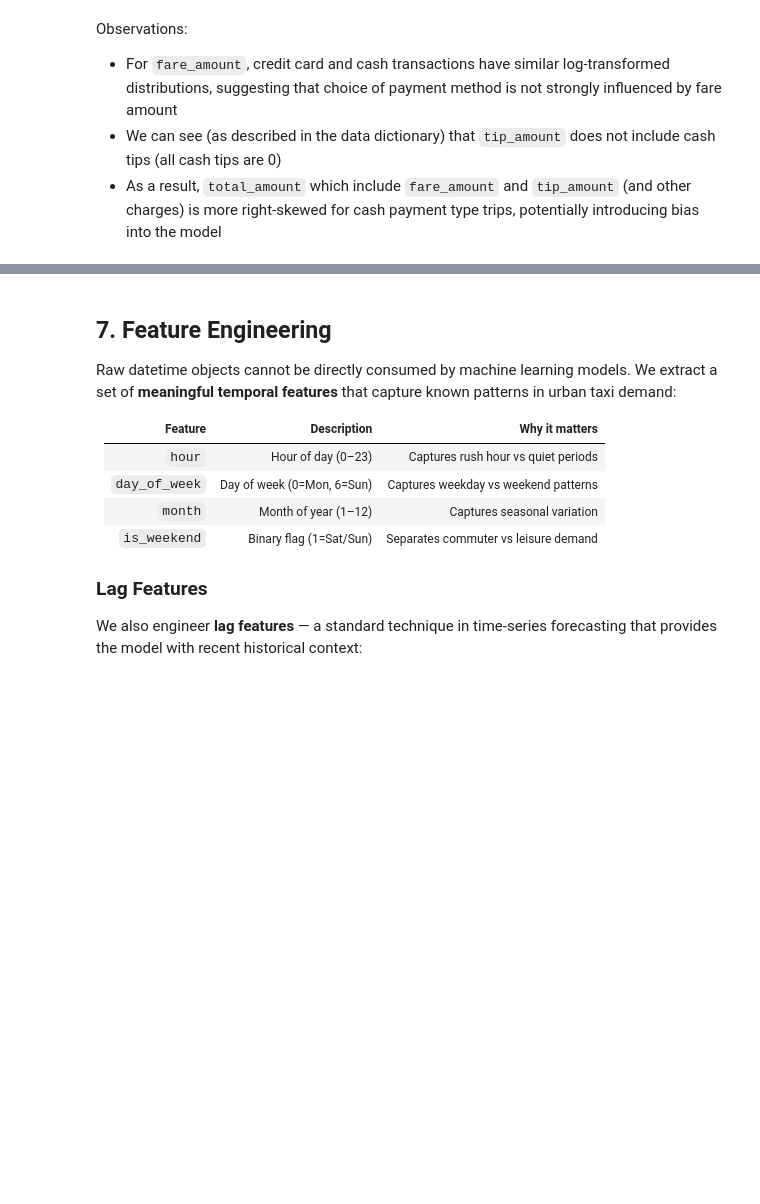
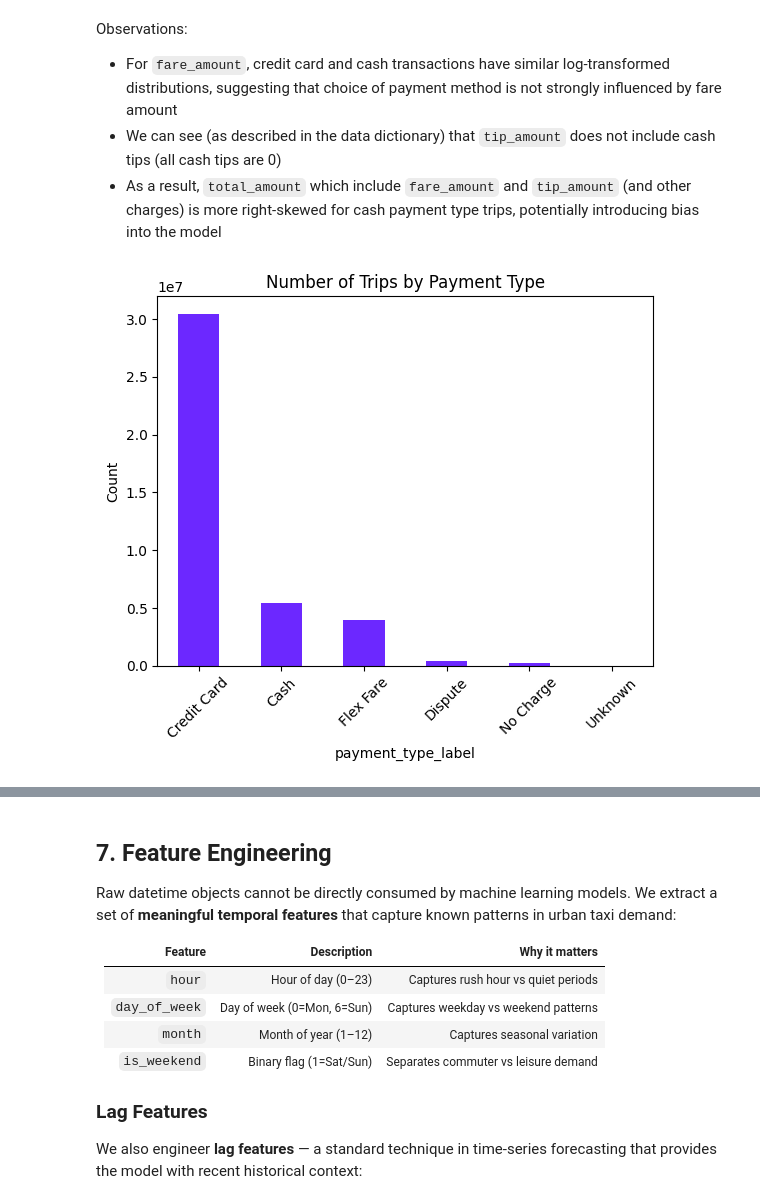
Before and after one commit to emma123456789102/Machine-Learning-Taxi-, a Jupyter notebook: models/expected_revenue/EDA_lucy.ipynb, the cells around one changed output, grey strips where cells are left out. Cells and saved outputs as stored; diff of their text form; code cells hidden in the pictures; blank space fills up the shorter version.

```diff
--- a/models/expected_revenue/EDA_lucy.ipynb
+++ b/models/expected_revenue/EDA_lucy.ipynb
@@ -236,4 +236,25 @@ Observations:
 - For `fare_amount`, credit card and cash transactions have similar log-transformed distributions, suggesting that choice of payment method is not strongly influenced by fare amount
 - We can see (as described in the data dictionary) that `tip_amount` does not include cash tips (all cash tips are 0)
 - As a result, `total_amount` which include `fare_amount` and `tip_amount` (and other charges) is more right-skewed for cash payment type trips, potentially introducing bias into the model
+# %%
+# Payment types -> names (from data dictionary PDF)
+payment_map = {
+    0: "Flex Fare",
+    1: "Credit Card",
+    2: "Cash",
+    3: "No Charge",
+    4: "Dispute",
+    5: "Unknown",
+    6: "Voided Trip"
+}
+
+df["payment_type_label"] = df["payment_type"].map(payment_map)
+
+df["payment_type_label"].value_counts().plot(kind="bar", color=pretty_palette[0])
+plt.title("Number of Trips by Payment Type")
+plt.ylabel("Count")
+plt.xticks(rotation=45)
+plt.show()
+# %% [output]
+[figure, added]
 # %% [markdown]
```
Also changed, not shown: parts of 3 cells of this notebook.
